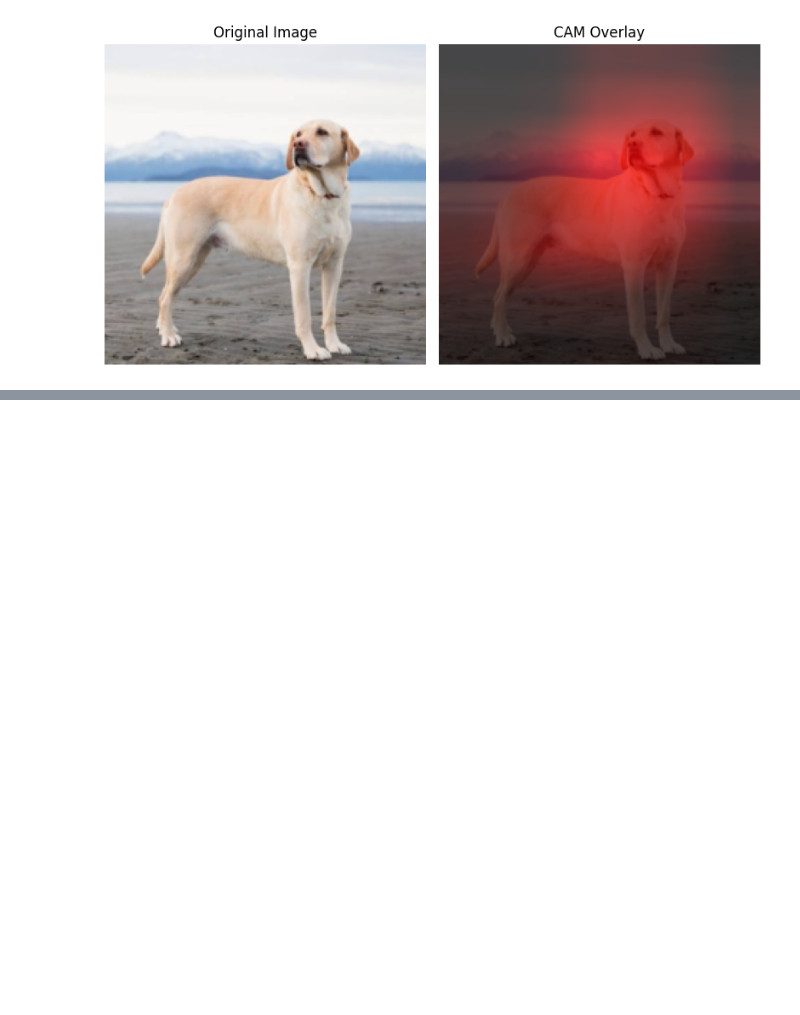
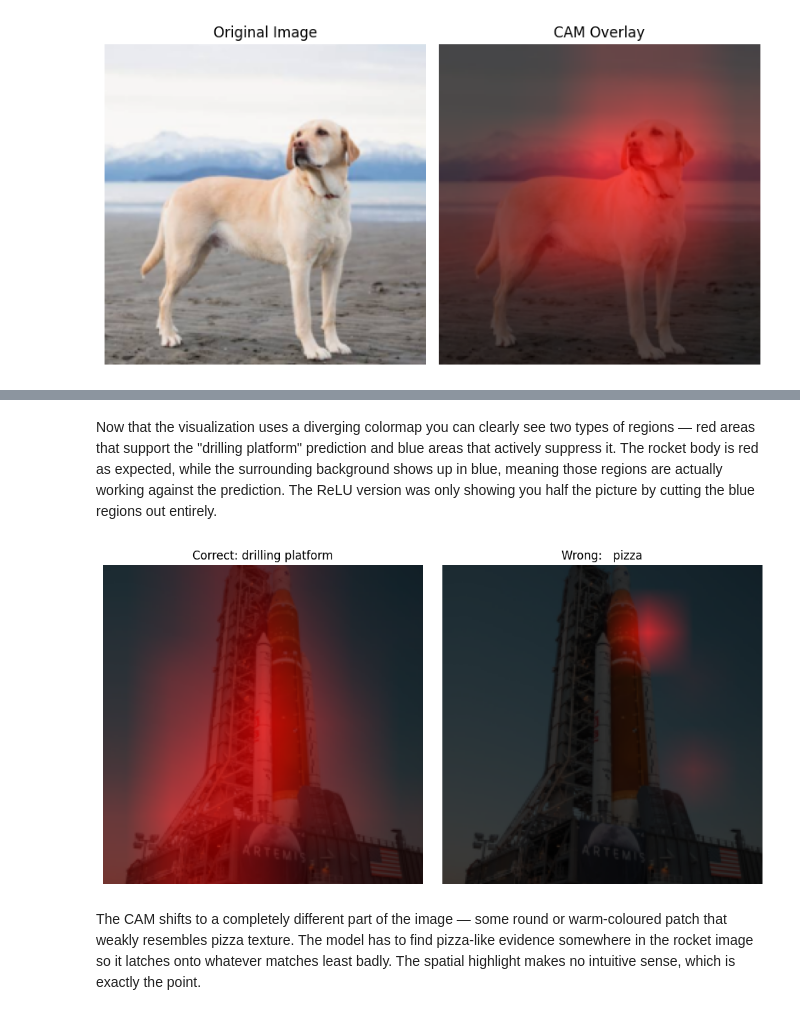
Before and after one commit to IAaron4/xai-course, a Jupyter notebook: notebooks/3CAM.ipynb, the cells around one changed output, grey strips where cells are left out. Saved outputs shown, nothing was run; the diff lists cells and outputs as text; code cells hidden in the pictures; blank space fills up the shorter version.

```diff
--- a/notebooks/3CAM.ipynb
+++ b/notebooks/3CAM.ipynb
@@ -160,0 +233,21 @@ Top-1: Labrador retriever (p=0.732)
+# %% [markdown]
+Now that the visualization uses a diverging colormap you can clearly see two types of regions — red areas that support the "drilling platform" prediction and blue areas that actively suppress it. The rocket body is red as expected, while the surrounding background shows up in blue, meaning those regions are actually working against the prediction. The ReLU version was only showing you half the picture by cutting the blue regions out entirely.
+# %%
+# Experiment 3:
+# Pick a clearly wrong class and see what the model "looks for"
+wrong_class_idx = 963  # pizza
+wrong_name = class_names[wrong_class_idx]
+
+cam_wrong = compute_cam_for_class(fmap, wrong_class_idx, fc_weight)
+overlay_correct = overlay_cam_on_image(x_denorm, cam_relu,  alpha=0.7)
+overlay_wrong   = overlay_cam_on_image(x_denorm, cam_wrong, alpha=0.7)
+
+fig, axes = plt.subplots(1, 2, figsize=(10, 5))
+axes[0].imshow(overlay_correct); axes[0].set_title(f"Correct: {pred_name}"); axes[0].axis('off')
+axes[1].imshow(overlay_wrong);   axes[1].set_title(f"Wrong:   {wrong_name}"); axes[1].axis('off')
+plt.tight_layout()
+plt.show()
+# %% [output]
+[figure, added]
+# %% [markdown]
+The CAM shifts to a completely different part of the image — some round or warm-coloured patch that weakly resembles pizza texture. The model has to find pizza-like evidence somewhere in the rocket image so it latches onto whatever matches least badly. The spatial highlight makes no intuitive sense, which is exactly the point.
```
Also changed, not shown: parts of 4 cells of this notebook, 2 other files.
